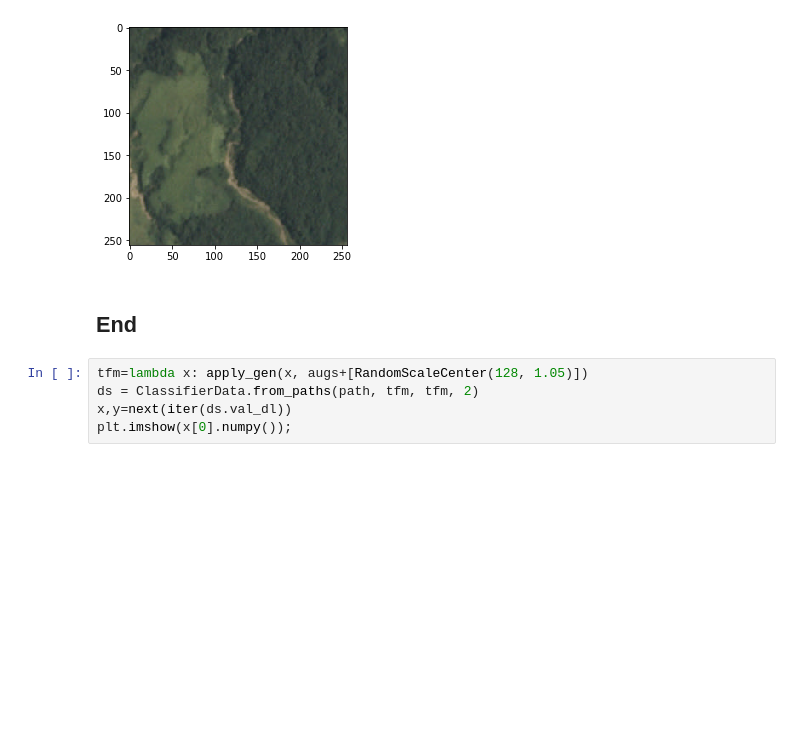
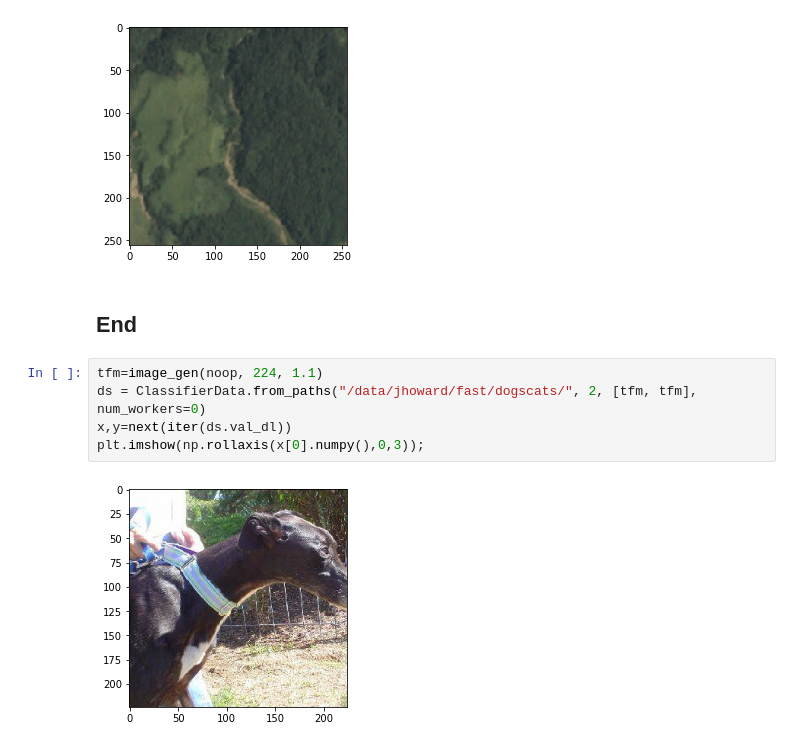
Before and after one commit to yanneta/deeplearning, a Jupyter notebook: nbs/planet_pt.ipynb, the cells around one changed output. Drawn from its saved outputs; the diff is of its cells as text; blank space fills up the shorter version.

```diff
--- a/nbs/planet_pt.ipynb
+++ b/nbs/planet_pt.ipynb
@@ -133,8 +150,10 @@ plt.imshow(im)
 # %% [markdown]
 ## End
 # %%
-tfm=lambda x: apply_gen(x, augs+[RandomScaleCenter(128, 1.05)])
-ds = ClassifierData.from_paths(path, tfm, tfm, 2)
+tfm=image_gen(noop, 224, 1.1)
+ds = ClassifierData.from_paths("/data/jhoward/fast/dogscats/", 2, [tfm, tfm], num_workers=0)
 x,y=next(iter(ds.val_dl))
-plt.imshow(x[0].numpy());
+plt.imshow(np.rollaxis(x[0].numpy(),0,3));
+# %% [output]
+[figure, added]
 # %%
```
Also changed, not shown: parts of 41 cells of this notebook, 9 other files.
